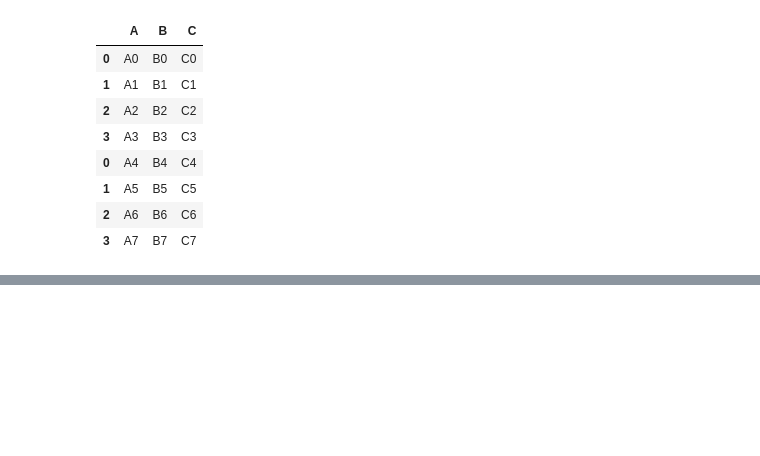
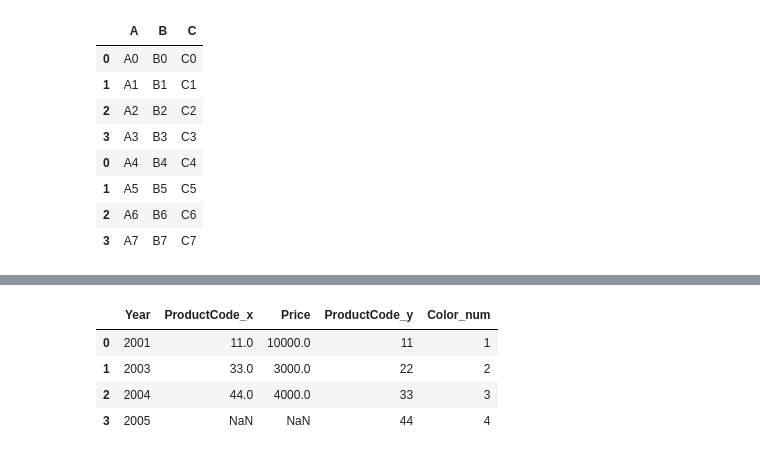
Before and after one commit to jaenjaen/TIL, a Jupyter notebook: python/03_Pandas/Pandas04_Concat_Merge.ipynb, the cells around one changed output, grey strips where cells are left out. Cells and saved outputs as stored; diff of their text form; code cells hidden in the pictures; blank space fills up the shorter version.

```diff
--- a/python/03_Pandas/Pandas04_Concat_Merge.ipynb
+++ b/python/03_Pandas/Pandas04_Concat_Merge.ipynb
@@ -165,0 +301,9 @@ result3
+# %%
+res6 = pd.merge(df1,df3,on='Year',how='right')
+res6
+# %% [output]
+|  | Year | ProductCode_x | Price | ProductCode_y | Color_num |
+| 0 | 2001 | 11.0 | 10000.0 | 11 | 1 |
+| 1 | 2003 | 33.0 | 3000.0 | 22 | 2 |
+| 2 | 2004 | 44.0 | 4000.0 | 33 | 3 |
+| 3 | 2005 | NaN | NaN | 44 | 4 |
```
Also changed, not shown: parts of 9 cells of this notebook, 1 other file.
